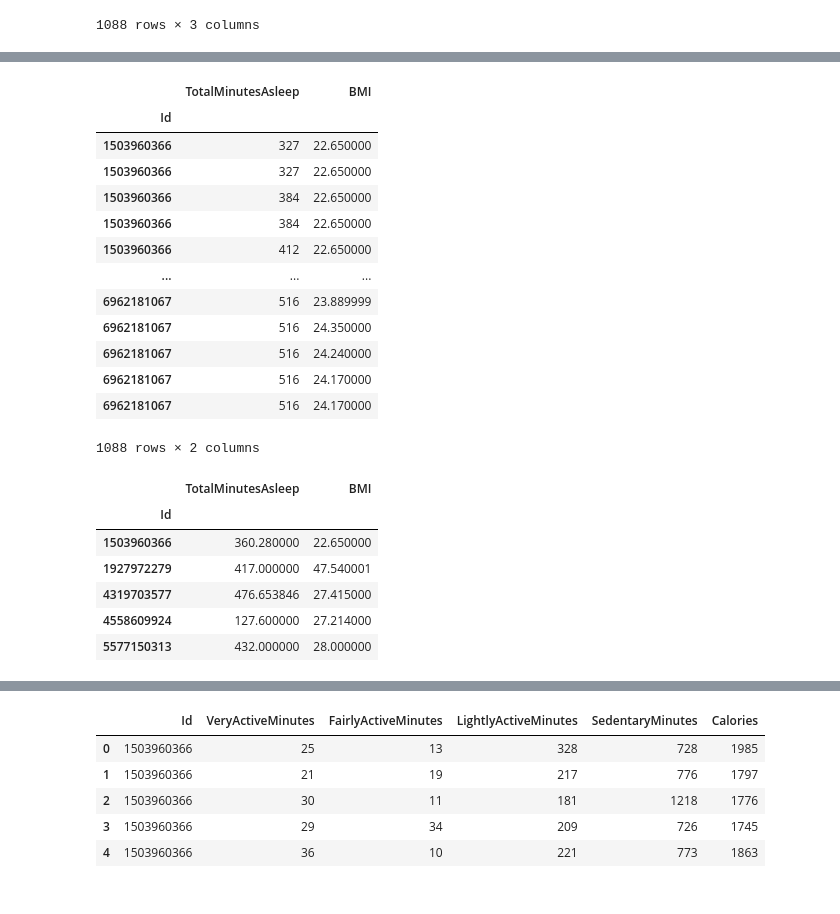
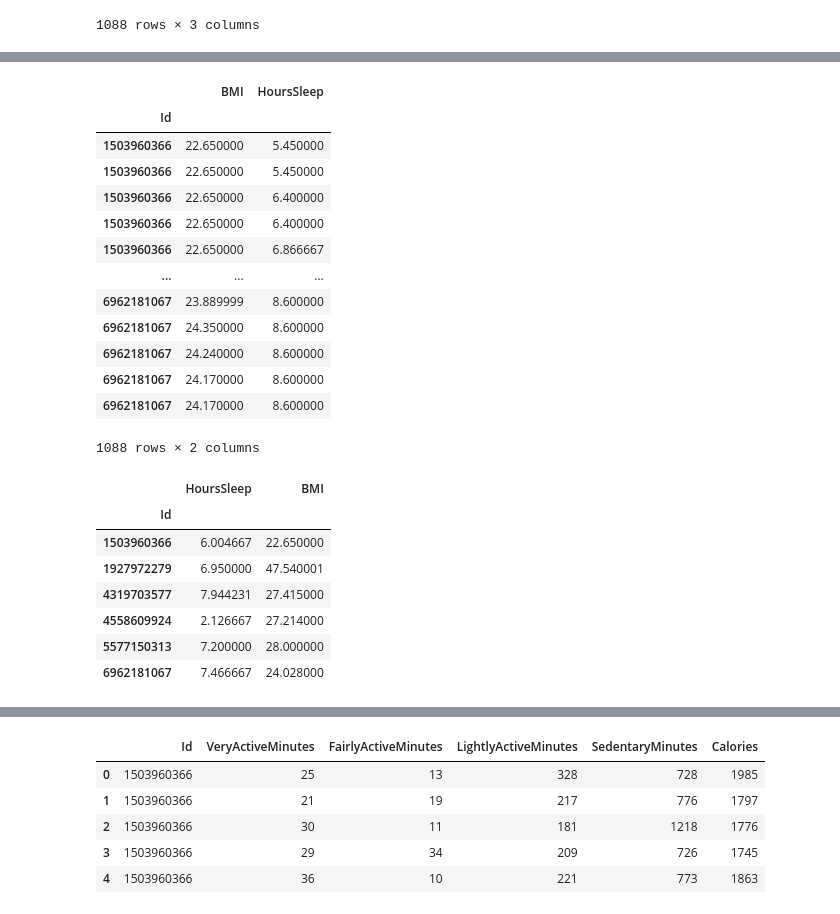
Before and after one commit to caitepley/Group1-Project1, a Jupyter notebook: main.ipynb, the cells around one changed output, grey strips where cells are left out. Saved outputs shown, nothing was run; the diff lists cells and outputs as text; code cells hidden in the pictures.

```diff
--- a/main.ipynb
+++ b/main.ipynb
@@ -106,0 +99,9 @@ plt.show()
+# %%
+#merge the total minutes asleep with the BMI data
+sleep_weight = pd.merge(sleepDay,weightLog,how='inner',on='Id')
+unique_ids = sleep_weight['Id'].unique()
+#convert minutes of sleep to hours
+sleep_weight['HoursSleep'] = sleep_weight['TotalMinutesAsleep']/60
+#drop the minutes column
+sleep_weight = sleep_weight.drop(columns=['TotalMinutesAsleep'])
+sleep_weight.head()
@@ -116,29 +126,30 @@ plt.show()
 sleep_weight = sleep_weight.reset_index().set_index('Id')
 sleep_weight.drop(columns=['index'])
 # %% [output]
-|  | TotalMinutesAsleep | BMI |
+|  | BMI | HoursSleep |
 | Id |  |  |
-| 1503960366 | 327 | 22.650000 |
-| 1503960366 | 327 | 22.650000 |
-| 1503960366 | 384 | 22.650000 |
-| 1503960366 | 384 | 22.650000 |
-| 1503960366 | 412 | 22.650000 |
+| 1503960366 | 22.650000 | 5.450000 |
+| 1503960366 | 22.650000 | 5.450000 |
+| 1503960366 | 22.650000 | 6.400000 |
+| 1503960366 | 22.650000 | 6.400000 |
+| 1503960366 | 22.650000 | 6.866667 |
 | ... | ... | ... |
-| 6962181067 | 516 | 23.889999 |
-| 6962181067 | 516 | 24.350000 |
-| 6962181067 | 516 | 24.240000 |
-| 6962181067 | 516 | 24.170000 |
-| 6962181067 | 516 | 24.170000 |
+| 6962181067 | 23.889999 | 8.600000 |
+| 6962181067 | 24.350000 | 8.600000 |
+| 6962181067 | 24.240000 | 8.600000 |
+| 6962181067 | 24.170000 | 8.600000 |
+| 6962181067 | 24.170000 | 8.600000 |
 1088 rows × 2 columns
 # %%
 #create summary table to show each participants average amount of sleep and BMI
-sleep_weight_summary = sleep_weight[["TotalMinutesAsleep", "BMI"]].groupby("Id").mean()
-sleep_weight_summary.head()
+sleep_weight_summary = sleep_weight[["HoursSleep", "BMI"]].groupby("Id").mean()
+sleep_weight_summary
 # %% [output]
-|  | TotalMinutesAsleep | BMI |
+|  | HoursSleep | BMI |
 | Id |  |  |
-| 1503960366 | 360.280000 | 22.650000 |
-| 1927972279 | 417.000000 | 47.540001 |
-| 4319703577 | 476.653846 | 27.415000 |
-| 4558609924 | 127.600000 | 27.214000 |
-| 5577150313 | 432.000000 | 28.000000 |
+| 1503960366 | 6.004667 | 22.650000 |
+| 1927972279 | 6.950000 | 47.540001 |
+| 4319703577 | 7.944231 | 27.415000 |
+| 4558609924 | 2.126667 | 27.214000 |
+| 5577150313 | 7.200000 | 28.000000 |
+| 6962181067 | 7.466667 | 24.028000 |
```
Also changed, not shown: parts of 6 cells of this notebook.
